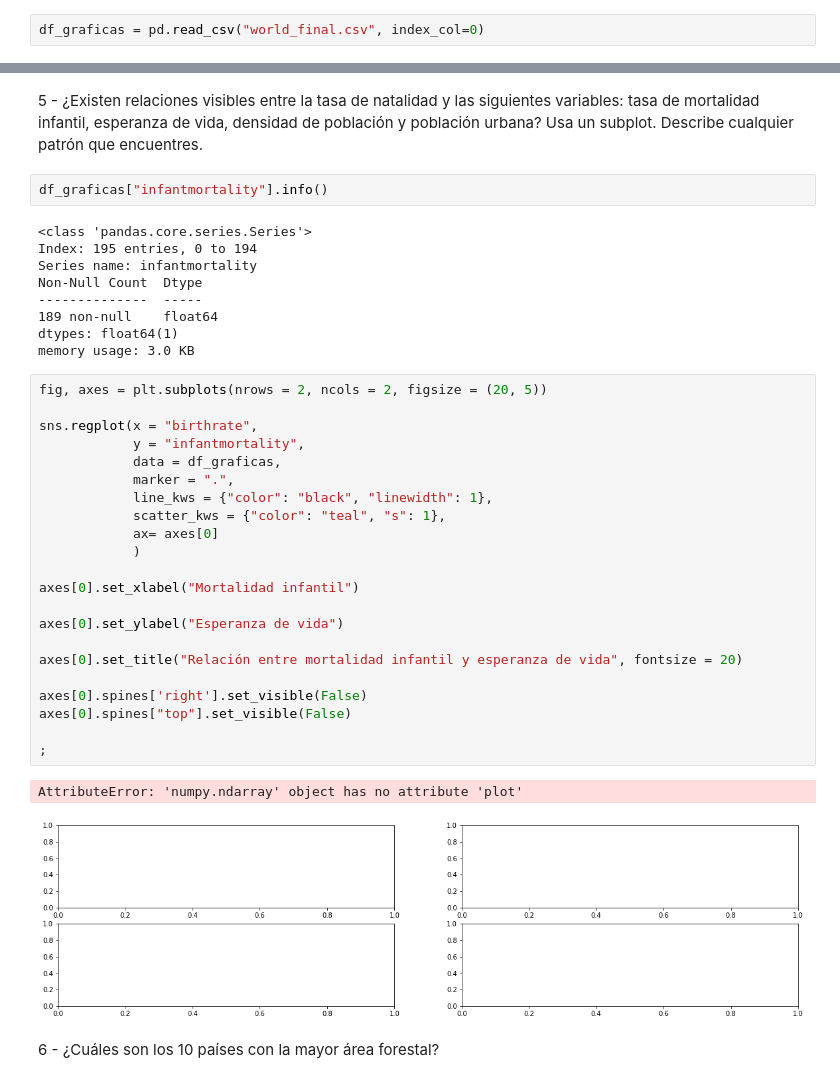
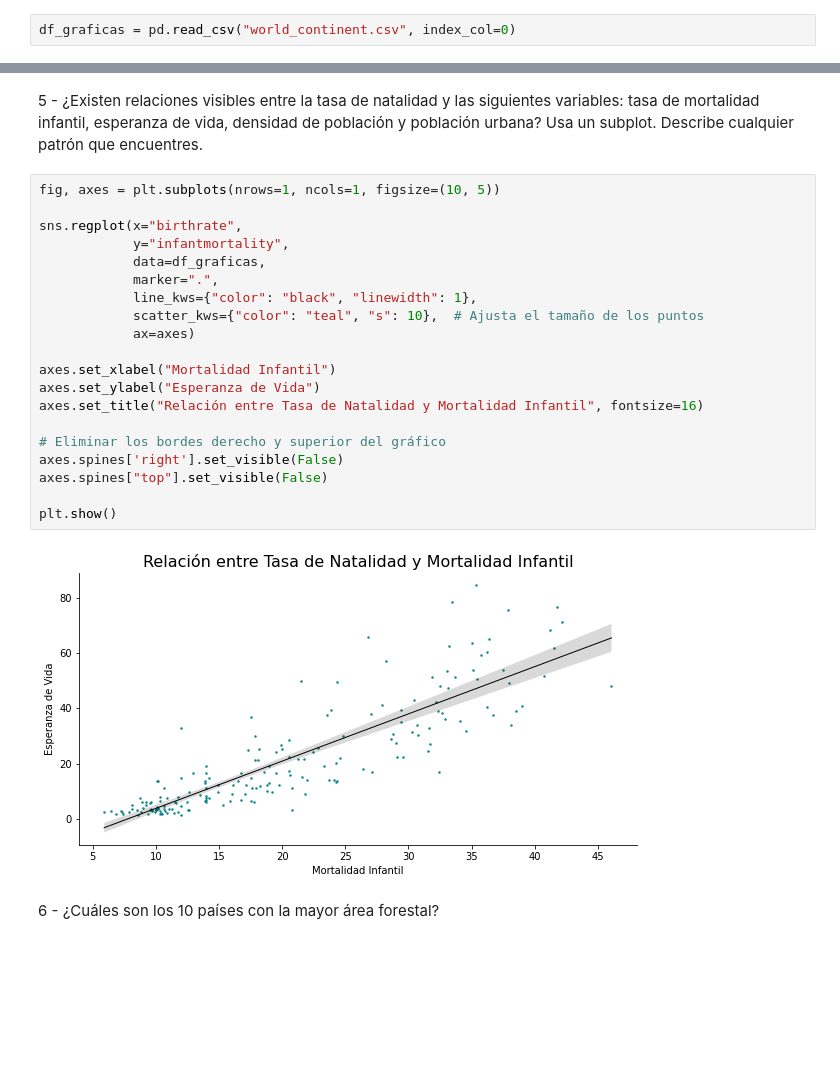
Before and after one commit to clarasdata/adalab-m3-pair-programming-estadistica, a Jupyter notebook: pair_visualizacion.ipynb, the cells around one changed output, grey strips where cells are left out. Cells and saved outputs as stored; diff of their text form; blank space fills up the shorter version.

```diff
--- a/pair_visualizacion.ipynb
+++ b/pair_visualizacion.ipynb
@@ -28,7 +28,7 @@ Requisitos que deben cumplir las gráficas:
 - En los pieplot siempre tenemos que añadir la etiqueta de a que % corresponde cada quesito.
 - En los pieplot el tamaño de los % tiene que ser de 6.
 # %%
-df_graficas = pd.read_csv("world_final.csv", index_col=0)
+df_graficas = pd.read_csv("world_continent.csv", index_col=0)
 # %%
 df_graficas.head()
 # %% [output]
@@ -158,41 +158,27 @@ sns.boxplot( y="lifeexpectancy", data=esperanza_europa, width=0.5);
 No hay valores atípicos. La mediana más o menos está en los 81 años de edad.
 # %% [markdown]
 5 - ¿Existen relaciones visibles entre la tasa de natalidad y las siguientes variables: tasa de mortalidad infantil, esperanza de vida, densidad de población y población urbana? Usa un subplot. Describe cualquier patrón que encuentres.
-# %%
-df_graficas["infantmortality"].info()
-# %% [output]
-<class 'pandas.core.series.Series'>
-Index: 195 entries, 0 to 194
-Series name: infantmortality
-Non-Null Count  Dtype
---------------  -----
-189 non-null    float64
-dtypes: float64(1)
-memory usage: 3.0 KB
 # %%
-fig, axes = plt.subplots(nrows = 2, ncols = 2, figsize = (20, 5))
+fig, axes = plt.subplots(nrows=1, ncols=1, figsize=(10, 5))
 
-sns.regplot(x = "birthrate",
-            y = "infantmortality",
-            data = df_graficas,
-            marker = ".",
-            line_kws = {"color": "black", "linewidth": 1},
-            scatter_kws = {"color": "teal", "s": 1},
-            ax= axes[0]
-            )
+sns.regplot(x="birthrate",
+            y="infantmortality",
+            data=df_graficas,
+            marker=".",
+            line_kws={"color": "black", "linewidth": 1},
+            scatter_kws={"color": "teal", "s": 10},  # Ajusta el tamaño de los puntos
+            ax=axes)
 
-axes[0].set_xlabel("Mortalidad infantil")
+axes.set_xlabel("Mortalidad Infantil")
+axes.set_ylabel("Esperanza de Vida")
+axes.set_title("Relación entre Tasa de Natalidad y Mortalidad Infantil", fontsize=16)
 
-axes[0].set_ylabel("Esperanza de vida")
+# Eliminar los bordes derecho y superior del gráfico
+axes.spines['right'].set_visible(False)
+axes.spines["top"].set_visible(False)
 
-axes[0].set_title("Relación entre mortalidad infantil y esperanza de vida", fontsize = 20)
-
-axes[0].spines['right'].set_visible(False)
-axes[0].spines["top"].set_visible(False)
-
-;
+plt.show()
 # %% [output]
-AttributeError: 'numpy.ndarray' object has no attribute 'plot'
-[figure, old version]
+[figure, new version]
 # %% [markdown]
 6 - ¿Cuáles son los 10 países con la mayor área forestal?
```
Also changed, not shown: parts of 8 cells of this notebook, 2 other files.
